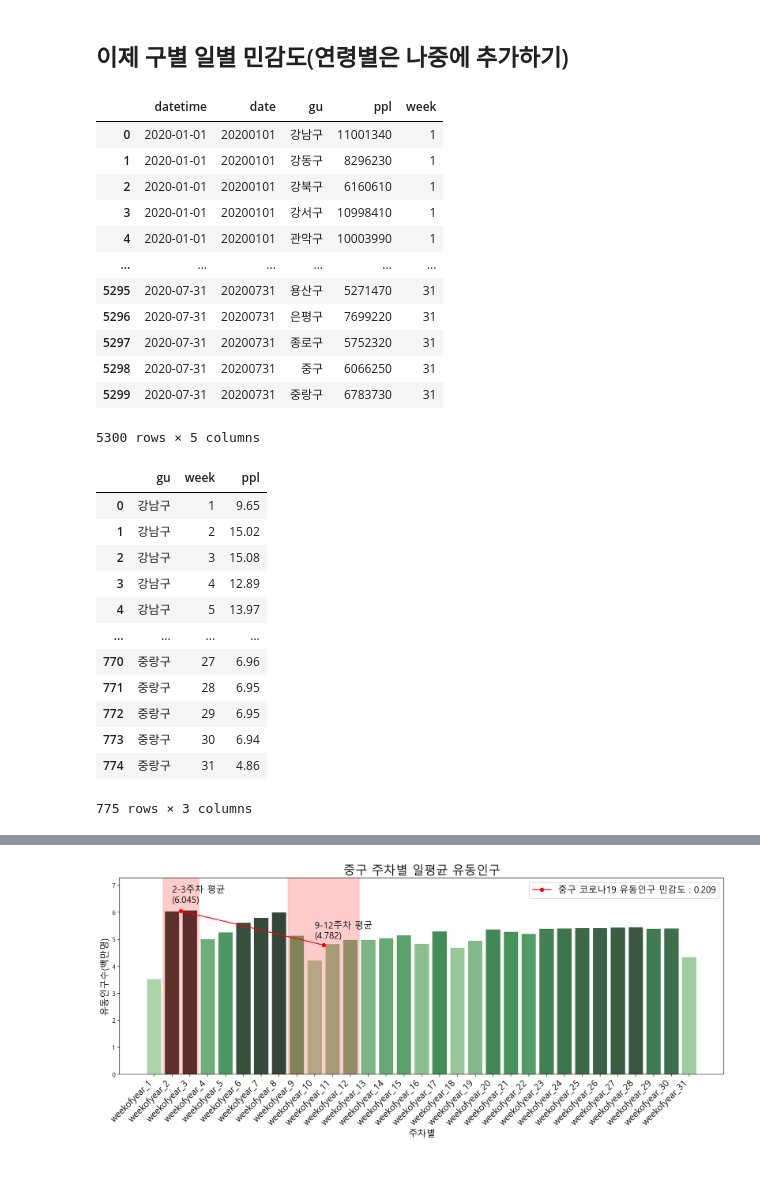
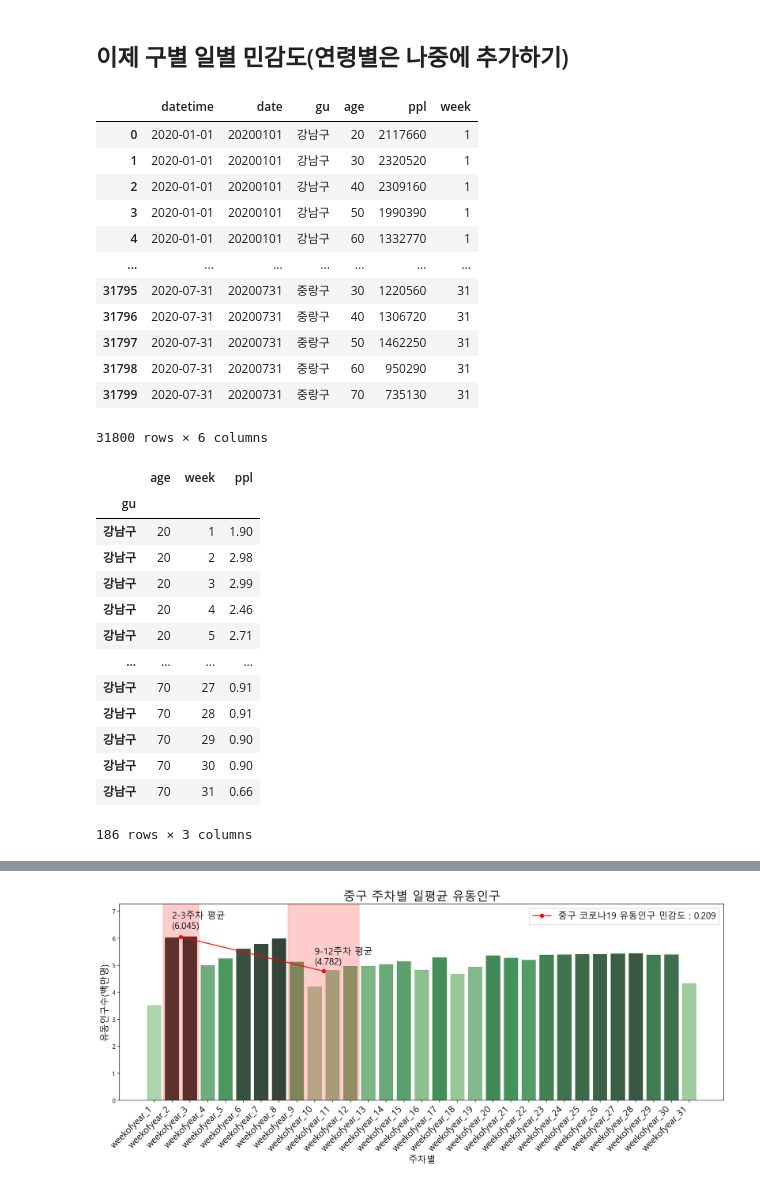
Before and after one commit to Changyoon-Lee/big_contest, a Jupyter notebook: 구별 코로나 민감도/코로나 확진 연령별 민감도 구하기.ipynb, the cells around one changed output, grey strips where cells are left out. Saved outputs shown, nothing was run; the diff lists cells and outputs as text; code cells hidden in the pictures.

```diff
--- a/구별 코로나 민감도/코로나 확진 연령별 민감도 구하기.ipynb
+++ b/구별 코로나 민감도/코로나 확진 연령별 민감도 구하기.ipynb
@@ -113,43 +128,45 @@ Text(0.5, 1.0, '2월1일 강남구 20대의 시간별 유동인구')
 # %% [markdown]
 ## 이제 구별 일별 민감도(연령별은 나중에 추가하기)
 # %%
-timegu = time_sorted.groupby(['datetime', 'date','gu']).sum()
+timegu = time_sorted.groupby(['datetime', 'date','gu','age']).sum()
 timegu = timegu.reset_index()
-del timegu['age']
+# del timegu['age']
 del timegu['time']
 timegu.set_index(['datetime'], inplace=True)
 timegu['week'] =0
 timegu.reset_index(inplace=True)
 timegu['week']=timegu['datetime'].dt.week
 timegu
 # %% [output]
-|  | datetime | date | gu | ppl | week |
-| 0 | 2020-01-01 | 20200101 | 강남구 | 11001340 | 1 |
-| 1 | 2020-01-01 | 20200101 | 강동구 | 8296230 | 1 |
-| 2 | 2020-01-01 | 20200101 | 강북구 | 6160610 | 1 |
-| 3 | 2020-01-01 | 20200101 | 강서구 | 10998410 | 1 |
-| 4 | 2020-01-01 | 20200101 | 관악구 | 10003990 | 1 |
-| ... | ... | ... | ... | ... | ... |
-| 5295 | 2020-07-31 | 20200731 | 용산구 | 5271470 | 31 |
-| 5296 | 2020-07-31 | 20200731 | 은평구 | 7699220 | 31 |
-| 5297 | 2020-07-31 | 20200731 | 종로구 | 5752320 | 31 |
-| 5298 | 2020-07-31 | 20200731 | 중구 | 6066250 | 31 |
-| 5299 | 2020-07-31 | 20200731 | 중랑구 | 6783730 | 31 |
+|  | datetime | date | gu | age | ppl | week |
+| 0 | 2020-01-01 | 20200101 | 강남구 | 20 | 2117660 | 1 |
+| 1 | 2020-01-01 | 20200101 | 강남구 | 30 | 2320520 | 1 |
+| 2 | 2020-01-01 | 20200101 | 강남구 | 40 | 2309160 | 1 |
+| 3 | 2020-01-01 | 20200101 | 강남구 | 50 | 1990390 | 1 |
+| 4 | 2020-01-01 | 20200101 | 강남구 | 60 | 1332770 | 1 |
+| ... | ... | ... | ... | ... | ... | ... |
+| 31795 | 2020-07-31 | 20200731 | 중랑구 | 30 | 1220560 | 31 |
+| 31796 | 2020-07-31 | 20200731 | 중랑구 | 40 | 1306720 | 31 |
+| 31797 | 2020-07-31 | 20200731 | 중랑구 | 50 | 1462250 | 31 |
+| 31798 | 2020-07-31 | 20200731 | 중랑구 | 60 | 950290 | 31 |
+| 31799 | 2020-07-31 | 20200731 | 중랑구 | 70 | 735130 | 31 |
-5300 rows × 5 columns
+31800 rows × 6 columns
 # %%
-fpop_gu = timegu.groupby(['gu', 'week'])['ppl'].sum().divide(7000000).round(2).reset_index()
-fpop_gu
+fpop_gu = timegu.groupby(['gu','age', 'week'])['ppl'].sum().divide(7000000).round(2).reset_index()
+age_gu = fpop_gu.set_index('gu')
+age_gu.loc['강남구']
 # %% [output]
-|  | gu | week | ppl |
-| 0 | 강남구 | 1 | 9.65 |
-| 1 | 강남구 | 2 | 15.02 |
-| 2 | 강남구 | 3 | 15.08 |
-| 3 | 강남구 | 4 | 12.89 |
-| 4 | 강남구 | 5 | 13.97 |
+|  | age | week | ppl |
+| gu |  |  |  |
+| 강남구 | 20 | 1 | 1.90 |
+| 강남구 | 20 | 2 | 2.98 |
+| 강남구 | 20 | 3 | 2.99 |
+| 강남구 | 20 | 4 | 2.46 |
+| 강남구 | 20 | 5 | 2.71 |
 | ... | ... | ... | ... |
-| 770 | 중랑구 | 27 | 6.96 |
-| 771 | 중랑구 | 28 | 6.95 |
-| 772 | 중랑구 | 29 | 6.95 |
-| 773 | 중랑구 | 30 | 6.94 |
-| 774 | 중랑구 | 31 | 4.86 |
+| 강남구 | 70 | 27 | 0.91 |
+| 강남구 | 70 | 28 | 0.91 |
+| 강남구 | 70 | 29 | 0.90 |
+| 강남구 | 70 | 30 | 0.90 |
+| 강남구 | 70 | 31 | 0.66 |
-775 rows × 3 columns
+186 rows × 3 columns
```
Also changed, not shown: parts of 11 cells of this notebook, 1 other file.
